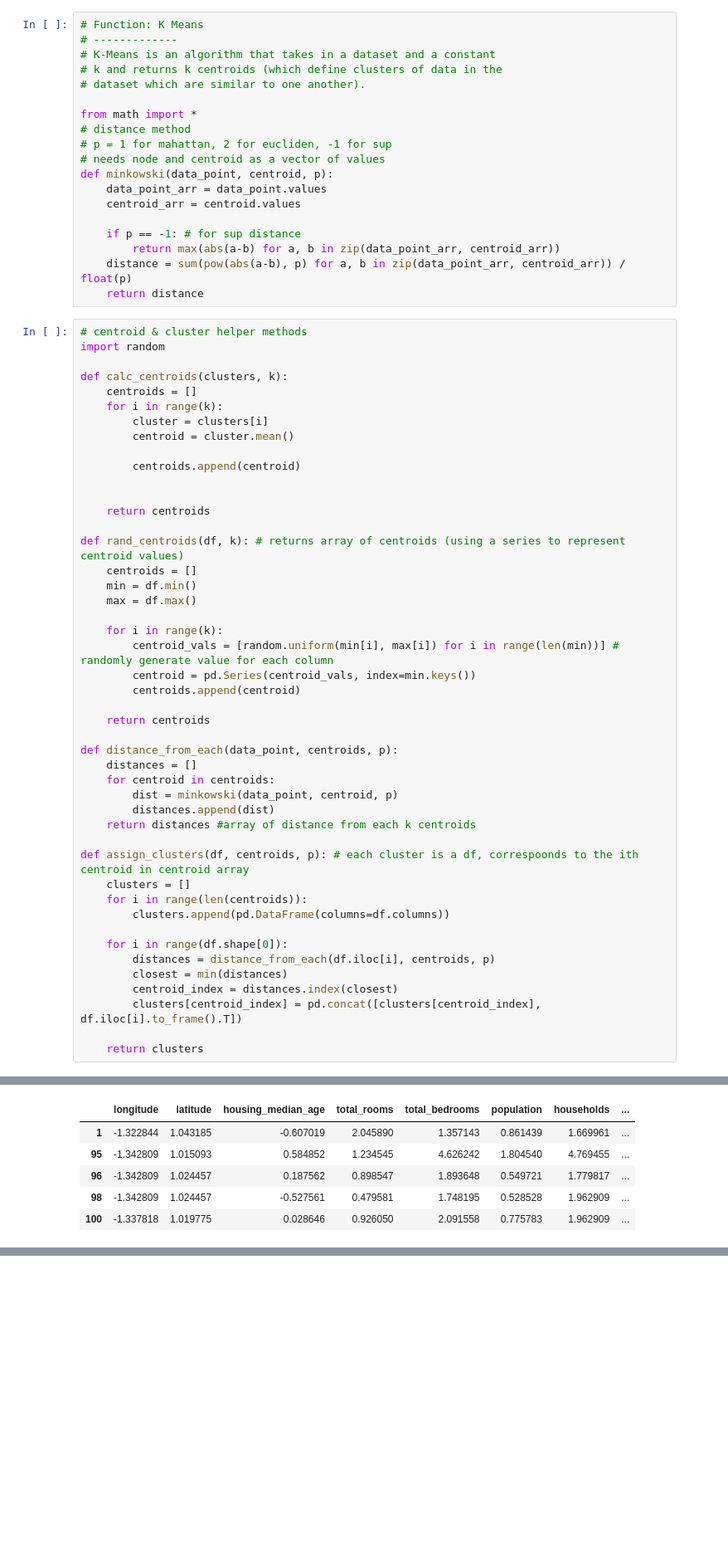
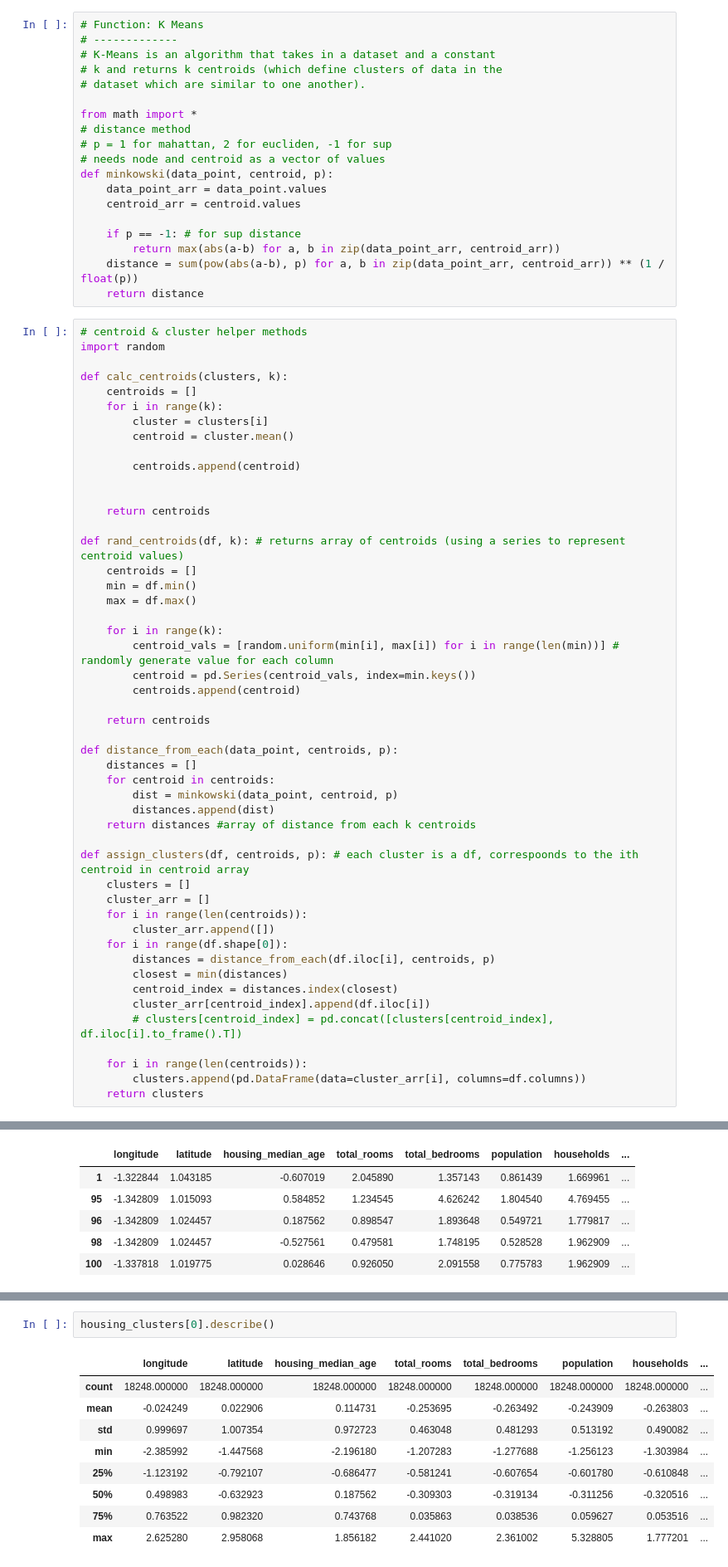
Before and after one commit to helen-yao/ML4VA, a Jupyter notebook: jdj9ng_assignment_2_kmeans.ipynb, the cells around one changed output, grey strips where cells are left out. Shown: that part at 83% size. Drawn from its saved outputs; the diff is of its cells as text; blank space fills up the shorter version.

```diff
--- a/jdj9ng_assignment_2_kmeans.ipynb
+++ b/jdj9ng_assignment_2_kmeans.ipynb
@@ -212,7 +212,7 @@ def minkowski(data_point, centroid, p):
 
     if p == -1: # for sup distance
         return max(abs(a-b) for a, b in zip(data_point_arr, centroid_arr))
-    distance = sum(pow(abs(a-b), p) for a, b in zip(data_point_arr, centroid_arr)) / float(p)
+    distance = sum(pow(abs(a-b), p) for a, b in zip(data_point_arr, centroid_arr)) ** (1 / float(p))
     return distance
 # %%
 # centroid & cluster helper methods
@@ -250,15 +250,18 @@ def distance_from_each(data_point, centroids, p):
 
 def assign_clusters(df, centroids, p): # each cluster is a df, correspoonds to the ith centroid in centroid array
     clusters = []
+    cluster_arr = []
     for i in range(len(centroids)):
-        clusters.append(pd.DataFrame(columns=df.columns))
-
+        cluster_arr.append([])
     for i in range(df.shape[0]):
         distances = distance_from_each(df.iloc[i], centroids, p)
         closest = min(distances)
         centroid_index = distances.index(closest)
-        clusters[centroid_index] = pd.concat([clusters[centroid_index], df.iloc[i].to_frame().T])
+        cluster_arr[centroid_index].append(df.iloc[i])
+        # clusters[centroid_index] = pd.concat([clusters[centroid_index], df.iloc[i].to_frame().T])
 
+    for i in range(len(centroids)):
+        clusters.append(pd.DataFrame(data=cluster_arr[i], columns=df.columns))
     return clusters
 # %%
 #test data
@@ -368,3 +371,15 @@ housing_clusters[1].plot(kind="scatter", x="longitude", y="latitude", alpha=0.1)
 # %% [output]
 <Axes: xlabel='longitude', ylabel='latitude'>
 [figure]
+# %%
+housing_clusters[0].describe()
+# %% [output]
+|  | longitude | latitude | housing_median_age | total_rooms | total_bedrooms | population | households | ... |
+| count | 18248.000000 | 18248.000000 | 18248.000000 | 18248.000000 | 18248.000000 | 18248.000000 | 18248.000000 | ... |
+| mean | -0.024249 | 0.022906 | 0.114731 | -0.253695 | -0.263492 | -0.243909 | -0.263803 | ... |
+| std | 0.999697 | 1.007354 | 0.972723 | 0.463048 | 0.481293 | 0.513192 | 0.490082 | ... |
+| min | -2.385992 | -1.447568 | -2.196180 | -1.207283 | -1.277688 | -1.256123 | -1.303984 | ... |
+| 25% | -1.123192 | -0.792107 | -0.686477 | -0.581241 | -0.607654 | -0.601780 | -0.610848 | ... |
+| 50% | 0.498983 | -0.632923 | 0.187562 | -0.309303 | -0.319134 | -0.311256 | -0.320516 | ... |
+| 75% | 0.763522 | 0.982320 | 0.743768 | 0.035863 | 0.038536 | 0.059627 | 0.053516 | ... |
+| max | 2.625280 | 2.958068 | 1.856182 | 2.441020 | 2.361002 | 5.328805 | 1.777201 | ... |
```
Also changed, not shown: parts of 8 cells of this notebook.
